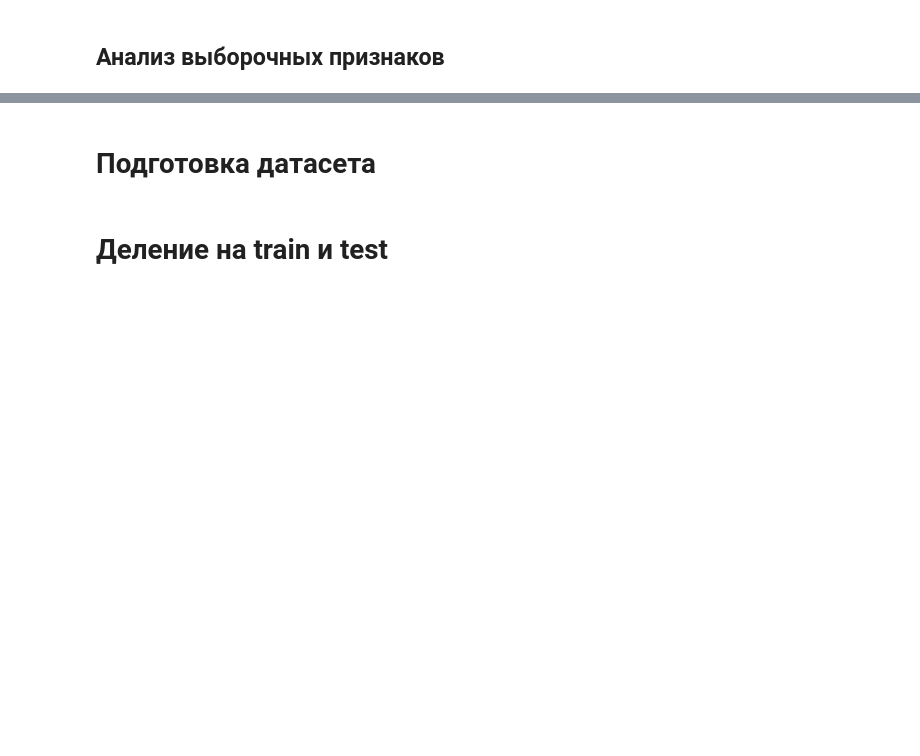
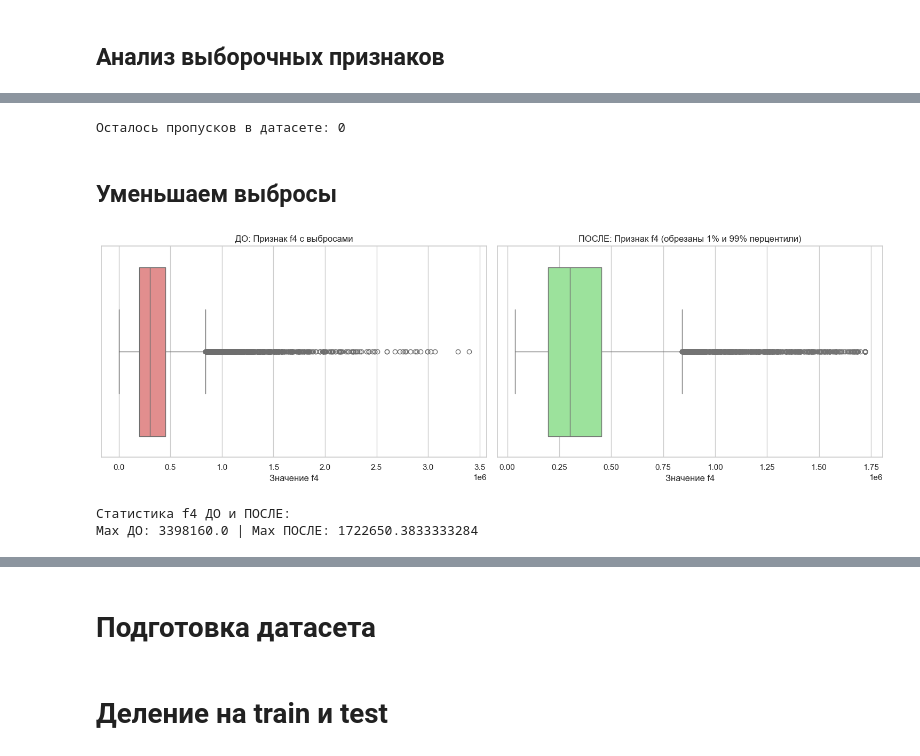
Before and after one commit to latstanislav/fortebank_ml_tastks, a Jupyter notebook: notebooks/EDA scoring_model.ipynb, the cells around one changed output, grey strips where cells are left out. Drawn from its saved outputs; the diff is of its cells as text; code cells hidden in the pictures; blank space fills up the shorter version.

```diff
--- a/notebooks/EDA scoring_model.ipynb
+++ b/notebooks/EDA scoring_model.ipynb
@@ -110,0 +139,68 @@ print(target, scoring_dataset.shape[0])
+# %%
+# Чтобы решить проблему с пропусками в f13, которая имеет почти 40% пропусков,
+# Создадим новую колонку-флаг: f13_is_missing (1 если был пропуск, 0 если нет)
+# Сам пропуск в f13 и во всех остальных колонках заполним медианой
+
+df_clean = scoring_dataset.copy()
+
+# 1. Создаем бинарный флаг для f13
+df_clean["f13_is_missing"] = df_clean["f13"].isnull().astype(int)
+
+# 2. Заполняем ВСЕ пропуски медианами соответствующих колонок
+# Проходимся циклом по всем колонкам, где есть пропуски
+for col in df_clean.columns:
+    if df_clean[col].isnull().any():
+        median_value = df_clean[col].median()
+        df_clean[col] = df_clean[col].fillna(median_value)
+
+# Проверяем, остались ли пропуски
+print(f"Осталось пропусков в датасете: {df_clean.isnull().sum().sum()}")
+# %% [output]
+Осталось пропусков в датасете: 0
+# %% [markdown]
+## Уменьшаем выбросы
+# %%
+# Создаем список признаков для обработки (все, кроме таргета и нашего нового флага)
+features_to_cap =[col for col in df_clean.columns if col not in ['target', 'f13_is_missing']]
+
+# Зафиксируем"старый" признак например f4 для сравнения на графике
+f4_old = df_clean['f4'].copy()
+
+# Функция для обрезания выбросов (Винзоризация)
+def cap_outliers(series, lower_percentile=0.01, upper_percentile=0.99):
+    # Вычисляем границы (1% и 99%)
+    lower_bound = series.quantile(lower_percentile)
+    upper_bound = series.quantile(upper_percentile)
+
+    # Обрезаем данные по этим границам
+    return series.clip(lower=lower_bound, upper=upper_bound)
+
+# Применяем функцию ко всем числовым признакам
+for col in features_to_cap:
+    df_clean[col] = cap_outliers(df_clean[col])
+
+# ==========================================
+# Визуализация РЕЗУЛЬТАТА: Было vs Стало
+# ==========================================
+fig, axes = plt.subplots(1, 2, figsize=(15, 5))
+
+# График ДО
+sns.boxplot(x=f4_old, color='lightcoral', ax=axes[0])
+axes[0].set_title('ДО: Признак f4 с выбросами')
+axes[0].set_xlabel('Значение f4')
+
+# График ПОСЛЕ
+sns.boxplot(x=df_clean['f4'], color='lightgreen', ax=axes[1])
+axes[1].set_title('ПОСЛЕ: Признак f4 (обрезаны 1% и 99% перцентили)')
+axes[1].set_xlabel('Значение f4')
+
+plt.tight_layout()
+plt.show()
+
+# Можем еще раз вывести describe, чтобы убедиться, что максимумы "успокоились"
+print("Статистика f4 ДО и ПОСЛЕ:")
+print("Max ДО:", f4_old.max(), "| Max ПОСЛЕ:", df_clean['f4'].max())
+# %% [output]
+[figure, added]
+Статистика f4 ДО и ПОСЛЕ:
+Max ДО: 3398160.0 | Max ПОСЛЕ: 1722650.3833333284
```
Also changed, not shown: parts of 18 cells of this notebook, 9 other files.
